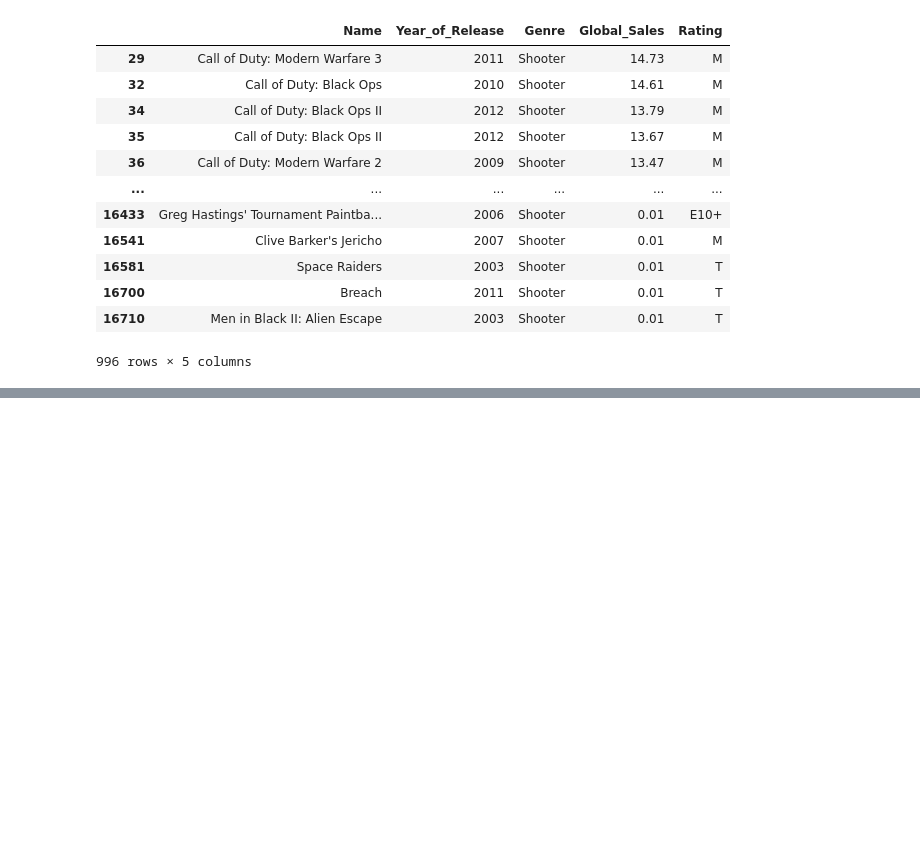
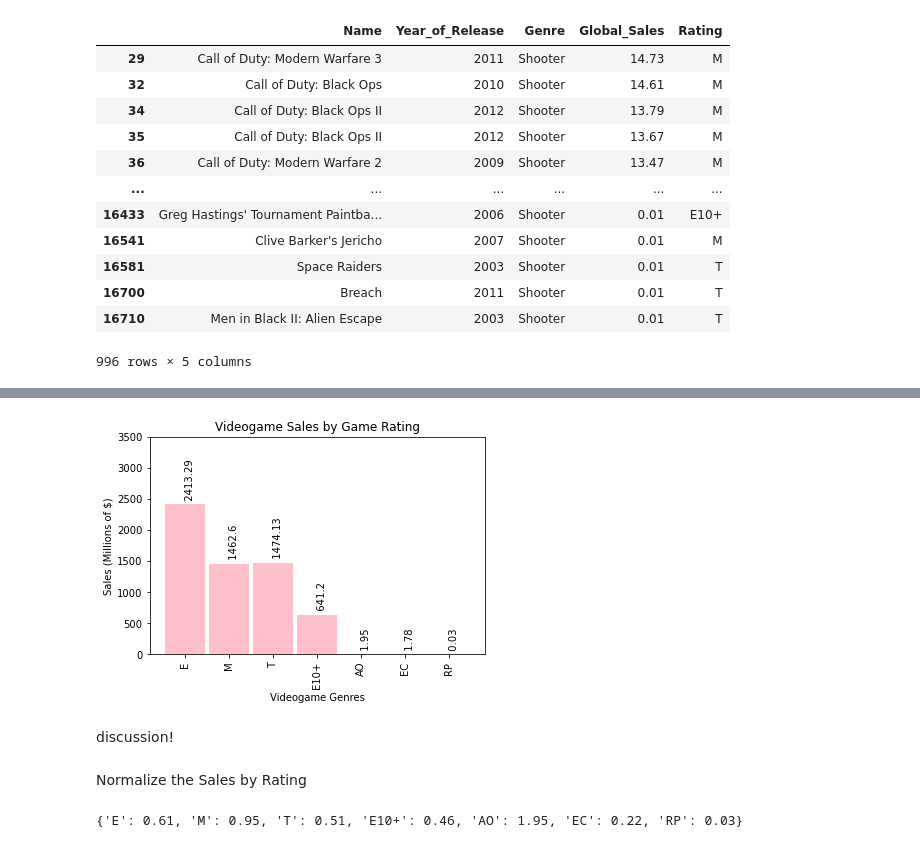
Before and after one commit to jacintoi/course-project-group_1019, a Jupyter notebook: analysis/Eduardo/Milestone 2/Eduardo_EDA.ipynb, the cells around one changed output, grey strips where cells are left out. Cells and saved outputs as stored; diff of their text form; code cells hidden in the pictures; blank space fills up the shorter version.

```diff
--- a/analysis/Eduardo/Milestone 2/Eduardo_EDA.ipynb
+++ b/analysis/Eduardo/Milestone 2/Eduardo_EDA.ipynb
@@ -355,0 +470,43 @@ Shooter Games:
+# %%
+# CAN IMPROVE THIS!
+
+# Ratings vs sales bar chart
+
+indicies = list(range(len(Videogame_Genres)))
+barpositions = list(range(len(Videogame_Ratings)))
+y = list(rating_sales.values())
+labels = list(rating_sales.keys())
+
+# Setting up the plot here
+
+# Plot the x and y at a bar thickness of 0.9
+plt.bar(barpositions, y, 0.9, color='pink')
+axes = plt.gca()
+axes.set_ylim([0,3500])
+plt.title('Videogame Sales by Game Rating')
+plt.xlabel('Videogame Genres')
+plt.ylabel('Sales (Millions of $)')
+plt.xticks(barpositions, labels, rotation='vertical')
+for index in range(len(y)):
+    plt.text(barpositions[index], y[index], '  ' + str(y[index]), rotation='vertical')
+
+
+# Show the plot
+plt.show()
+# %% [output]
+[figure, added]
+# %% [markdown]
+discussion!
+# %% [markdown]
+Normalize the Sales by Rating
+# %%
+# Create a new normalized dictionary to hold normalized_genre_sales
+normalized_rating_sales = {
+}
+
+for word in Videogame_Ratings:
+    normalized_rating_sales[word] = round(rating_sales[word]/len(dataclean.loc[dataclean['Rating'] == word]), 2)
+
+print(normalized_rating_sales)
+# %% [output]
+{'E': 0.61, 'M': 0.95, 'T': 0.51, 'E10+': 0.46, 'AO': 1.95, 'EC': 0.22, 'RP': 0.03}
```
Also changed, not shown: parts of 20 cells of this notebook.
